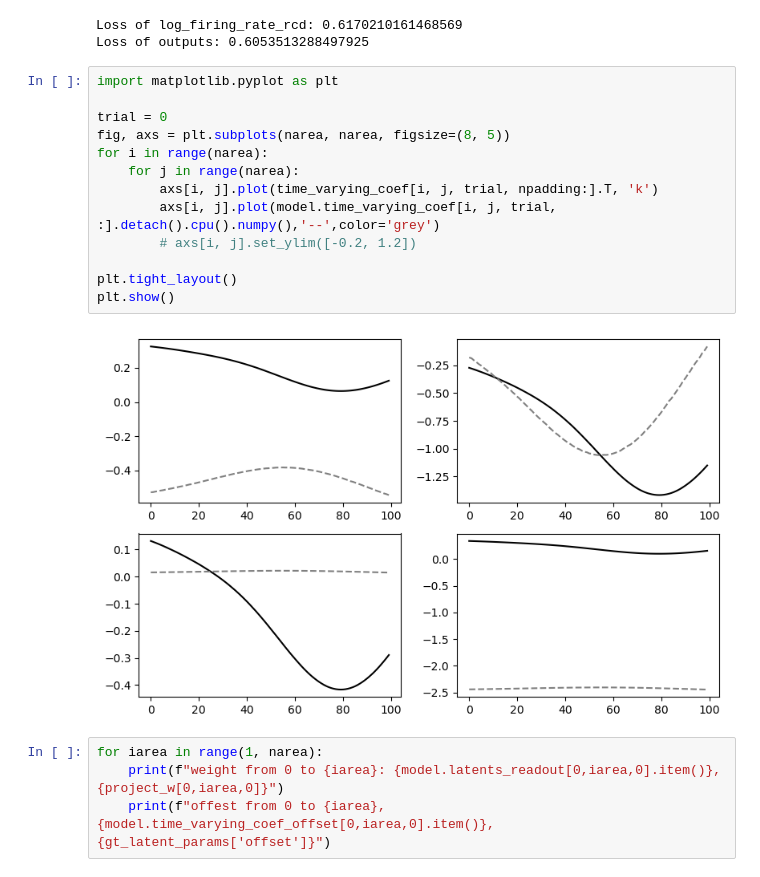
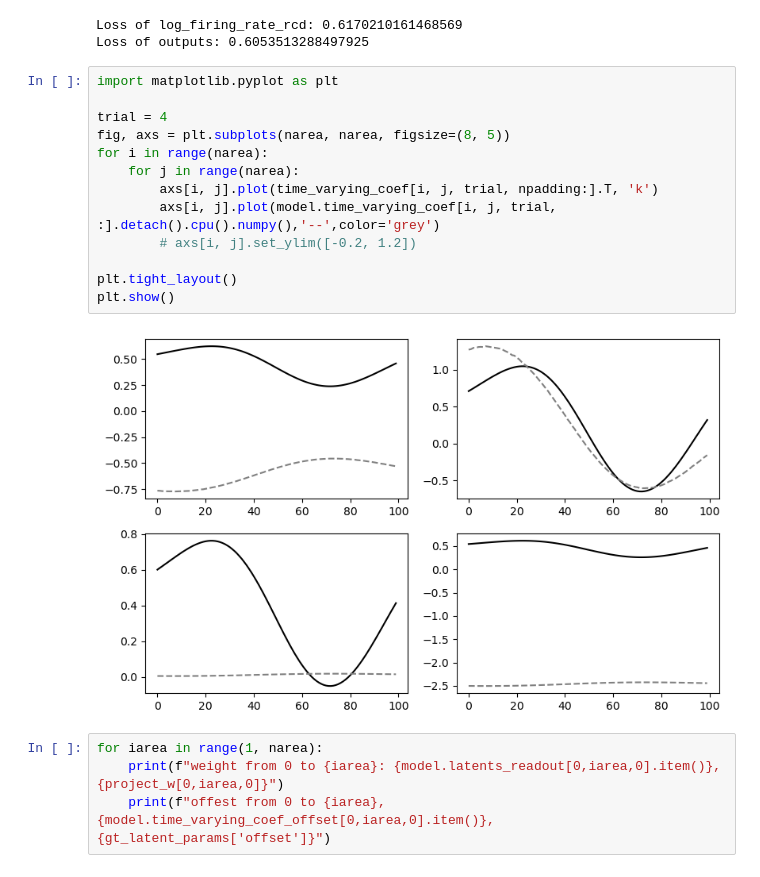
Before and after one commit to Qi-Xin/FC-GPFA, a Jupyter notebook: Decoder&Encoder.ipynb, the cells around one changed output. Drawn from its saved outputs; the diff is of its cells as text.

```diff
--- a/Decoder&Encoder.ipynb
+++ b/Decoder&Encoder.ipynb
@@ -518,18 +518,18 @@ Loss of outputs: 0.6053513288497925
 # %%
 import matplotlib.pyplot as plt
 
-trial = 0
+trial = 4
 fig, axs = plt.subplots(narea, narea, figsize=(8, 5))
 for i in range(narea):
     for j in range(narea):
         axs[i, j].plot(time_varying_coef[i, j, trial, npadding:].T, 'k')
         axs[i, j].plot(model.time_varying_coef[i, j, trial, :].detach().cpu().numpy(),'--',color='grey')
         # axs[i, j].set_ylim([-0.2, 1.2])
 
 plt.tight_layout()
 plt.show()
 # %% [output]
-[figure, old version]
+[figure, new version]
 # %%
 for iarea in range(1, narea):
     print(f"weight from 0 to {iarea}: {model.latents_readout[0,iarea,0].item()}, {project_w[0,iarea,0]}")
```
